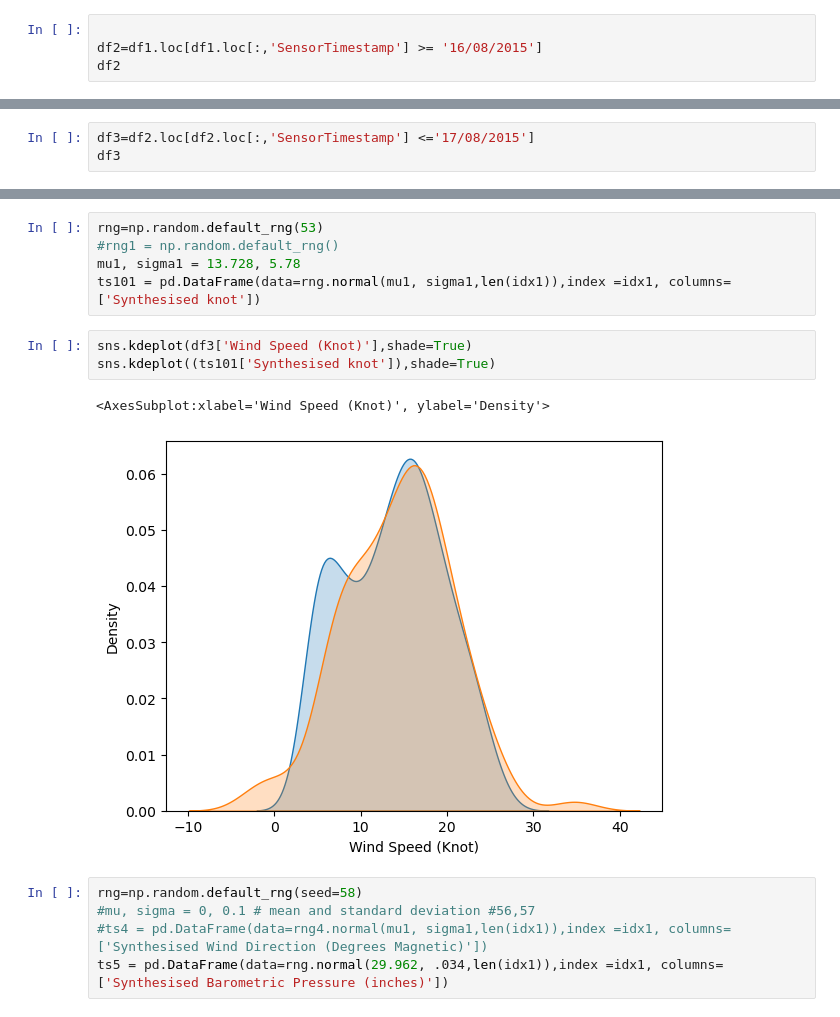
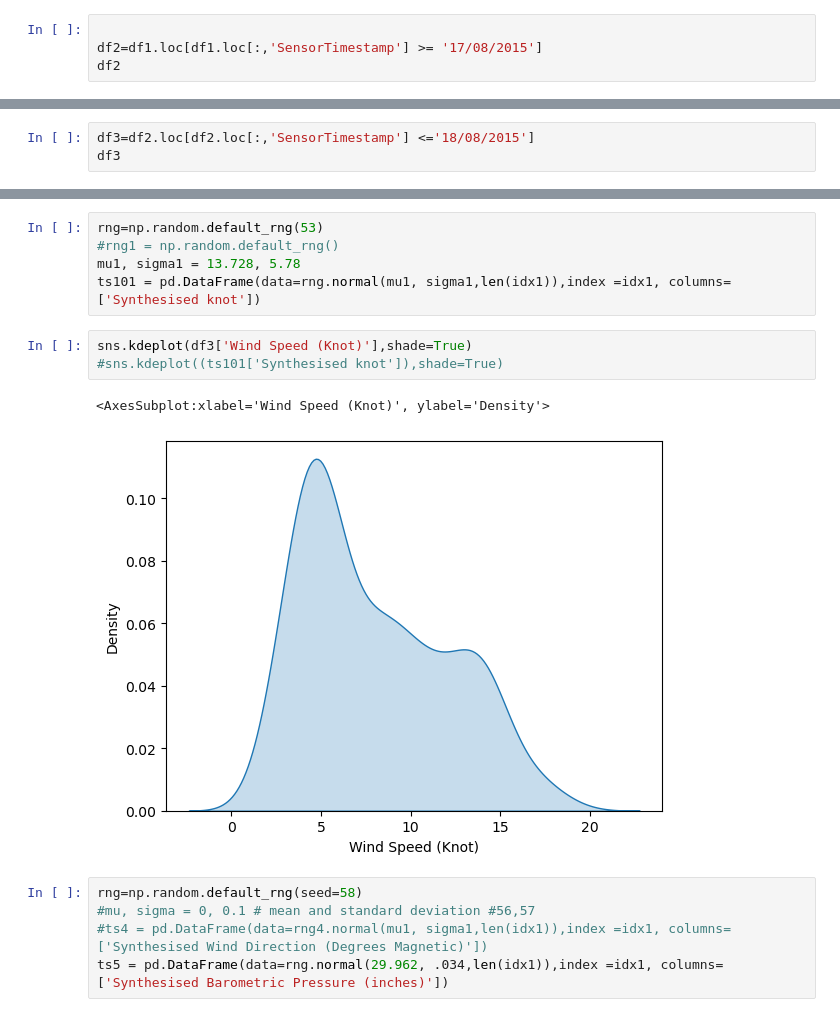
Before and after one commit to dectan/Programming-for-Data-Analysis-Project-1, a Jupyter notebook: test.ipynb, the cells around one changed output, grey strips where cells are left out. Cells and saved outputs as stored; diff of their text form.

```diff
--- a/test.ipynb
+++ b/test.ipynb
@@ -28,7 +28,7 @@ df1
 1611 rows × 5 columns
 # %%
 
-df2=df1.loc[df1.loc[:,'SensorTimestamp'] >= '16/08/2015']
+df2=df1.loc[df1.loc[:,'SensorTimestamp'] >= '17/08/2015']
 df2
 # %% [output]
 |  | SensorTimestamp | Air Temperature (Degrees C) | Barometric Pressure (inches) | Wind Direction (Degrees Magnetic) | Wind Speed (Knot) |
@@ -47,5 +47,5 @@ df2
 # %%
-df3=df2.loc[df2.loc[:,'SensorTimestamp'] <='17/08/2015']
+df3=df2.loc[df2.loc[:,'SensorTimestamp'] <='18/08/2015']
 df3
 # %% [output]
 |  | SensorTimestamp | Air Temperature (Degrees C) | Barometric Pressure (inches) | Wind Direction (Degrees Magnetic) | Wind Speed (Knot) |
@@ -178,10 +174,10 @@ mu1, sigma1 = 13.728, 5.78
 ts101 = pd.DataFrame(data=rng.normal(mu1, sigma1,len(idx1)),index =idx1, columns=['Synthesised knot'])
 # %%
 sns.kdeplot(df3['Wind Speed (Knot)'],shade=True)
-sns.kdeplot((ts101['Synthesised knot']),shade=True)
+#sns.kdeplot((ts101['Synthesised knot']),shade=True)
 # %% [output]
 <AxesSubplot:xlabel='Wind Speed (Knot)', ylabel='Density'>
-[figure, old version]
+[figure, new version]
 # %%
 rng=np.random.default_rng(seed=58)
 #mu, sigma = 0, 0.1 # mean and standard deviation #56,57
```
Also changed, not shown: parts of 12 cells of this notebook, 2 other files.
